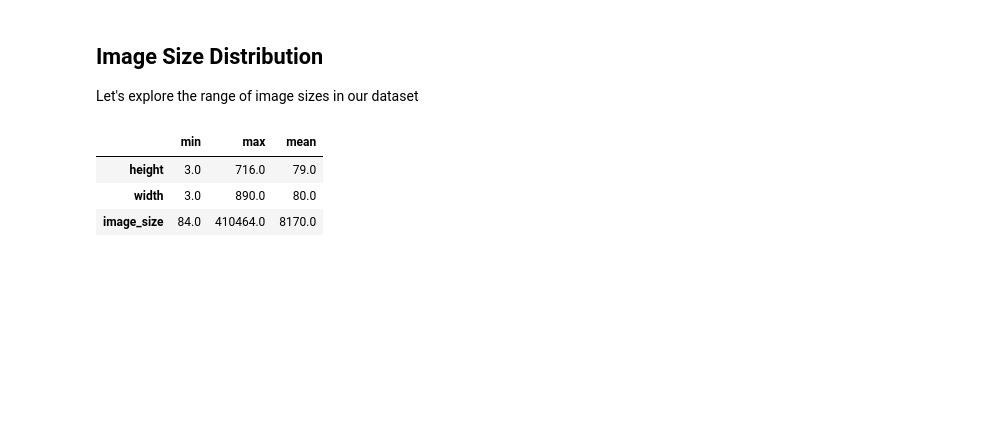
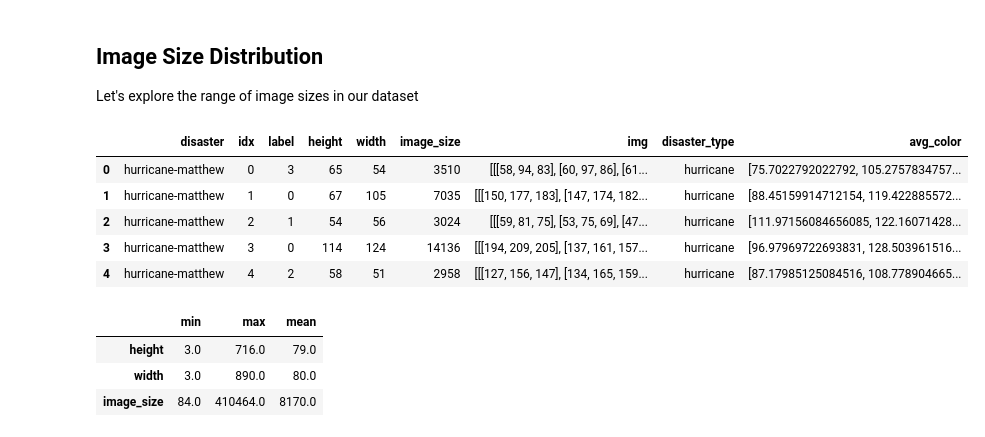
Before and after one commit to fractalclockwork/Data200, a Jupyter notebook: Source/Checkpoint_1_EDA.ipynb, the cells around one changed output. Cells and saved outputs as stored; diff of their text form; code cells hidden in the pictures; blank space fills up the shorter version.

```diff
--- a/Source/Checkpoint_1_EDA.ipynb
+++ b/Source/Checkpoint_1_EDA.ipynb
@@ -299,6 +290,15 @@ We can clearly we are dealing with a unbalanced dataset, the label distribution
 ## Image Size Distribution
 
 Let's explore the range of image sizes in our dataset
+# %%
+df.head()
+# %% [output]
+|  | disaster | idx | label | height | width | image_size | img | disaster_type | avg_color |
+| 0 | hurricane-matthew | 0 | 3 | 65 | 54 | 3510 | [[[58, 94, 83], [60, 97, 86], [61... | hurricane | [75.7022792022792, 105.2757834757... |
+| 1 | hurricane-matthew | 1 | 0 | 67 | 105 | 7035 | [[[150, 177, 183], [147, 174, 182... | hurricane | [88.45159914712154, 119.422885572... |
+| 2 | hurricane-matthew | 2 | 1 | 54 | 56 | 3024 | [[[59, 81, 75], [53, 75, 69], [47... | hurricane | [111.97156084656085, 122.16071428... |
+| 3 | hurricane-matthew | 3 | 0 | 114 | 124 | 14136 | [[[194, 209, 205], [137, 161, 157... | hurricane | [96.97969722693831, 128.503961516... |
+| 4 | hurricane-matthew | 4 | 2 | 58 | 51 | 2958 | [[[127, 156, 147], [134, 165, 159... | hurricane | [87.17985125084516, 108.778904665... |
 # %%
 display(df.describe()[['height','width','image_size']].T[['min','max','mean']].apply(round))
 # %% [output]
```
Also changed, not shown: parts of 5 cells of this notebook, 2 other files.
